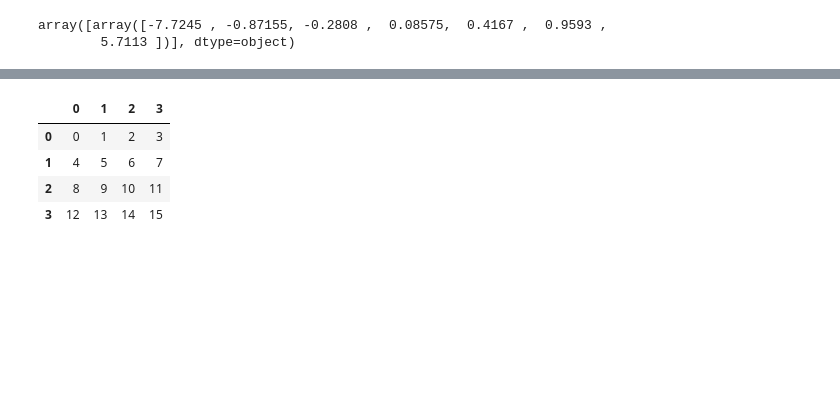
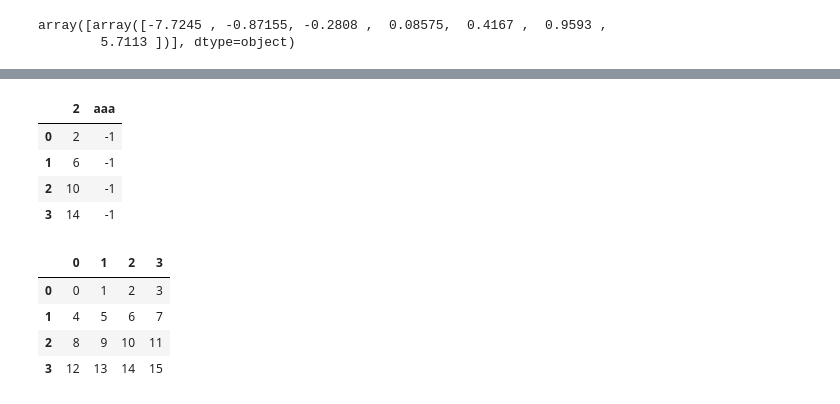
Before and after one commit to digu1216/quantBigA, a Jupyter notebook: jupyter_notebook/stock.ipynb, the cells around one changed output, grey strips where cells are left out. Cells and saved outputs as stored; diff of their text form; code cells hidden in the pictures; blank space fills up the shorter version.

```diff
--- a/jupyter_notebook/stock.ipynb
+++ b/jupyter_notebook/stock.ipynb
@@ -110,3 +167,12 @@ df.iloc[:-1, df.columns.isin(['2'])]
+# %%
+X_1 = X.loc[:, [2, 'aaa']]
+X_1
+# %% [output]
+|  | 2 | aaa |
+| 0 | 2 | -1 |
+| 1 | 6 | -1 |
+| 2 | 10 | -1 |
+| 3 | 14 | -1 |
 # %%
 df_index_sh_X = df_index_sh.iloc[:-1, ~df_index_sh.columns.isin(['pct_chg'])]
 # %% [output]
```
Also changed, not shown: parts of 12 cells of this notebook.
